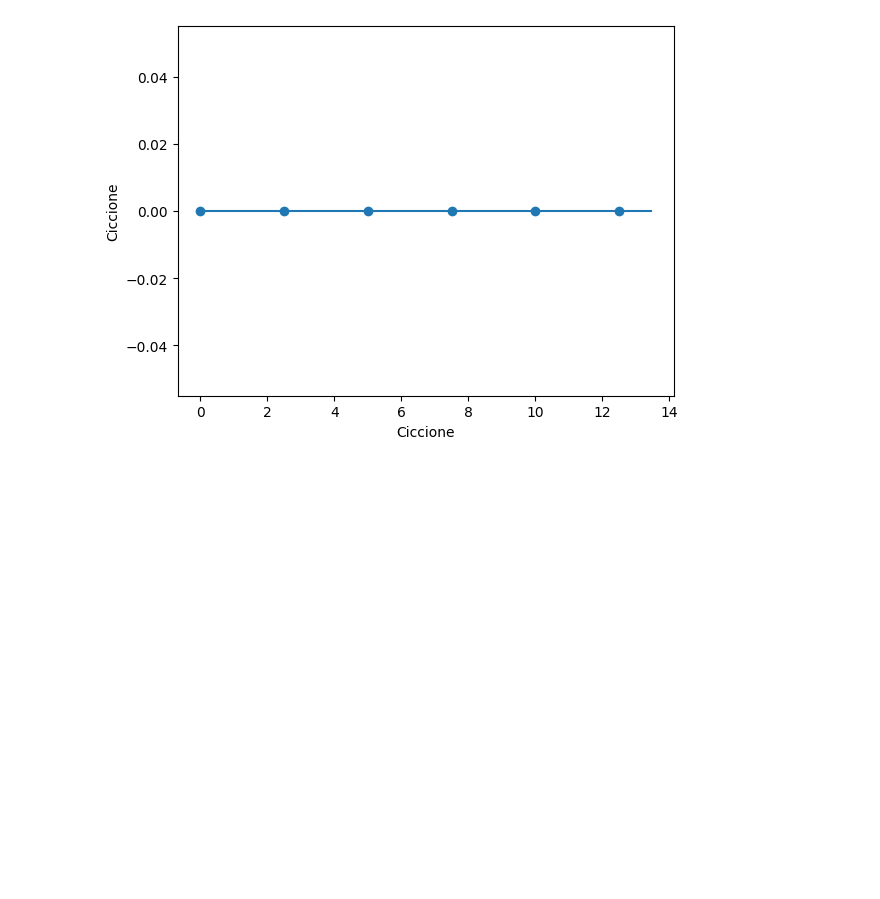
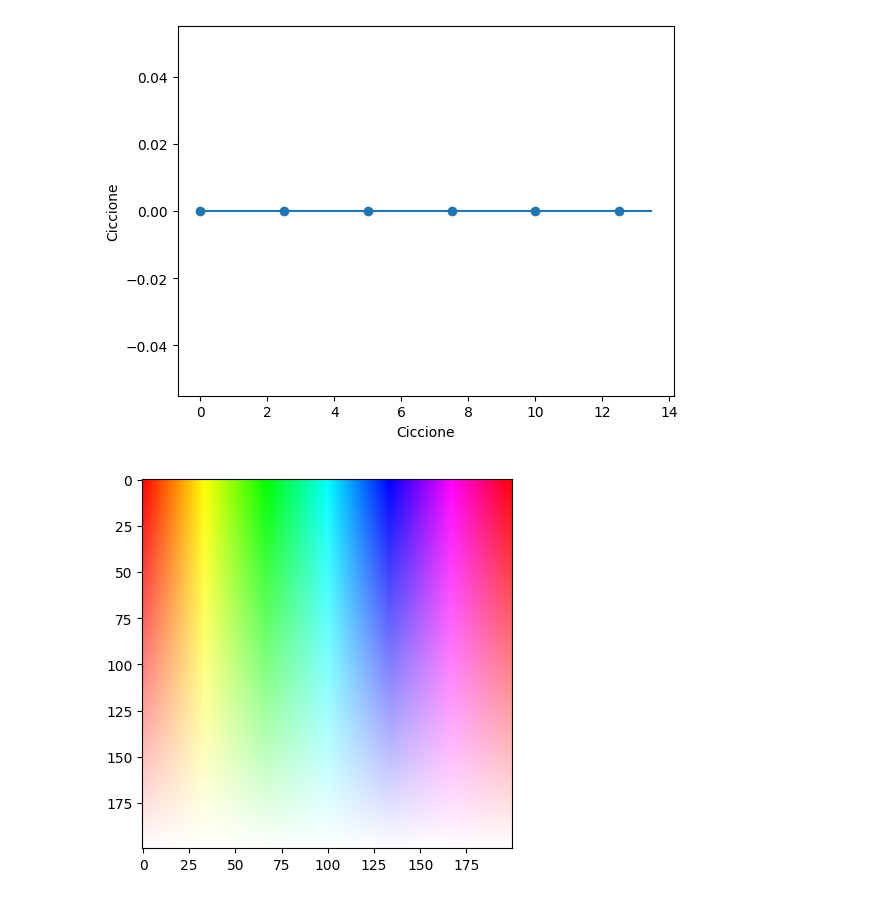
Before and after one commit to alekoza02/pomoshnik, a Jupyter notebook: prove.ipynb, the cells around one changed output. Drawn from its saved outputs; the diff is of its cells as text; code cells hidden in the pictures; blank space fills up the shorter version.

Commit message:
POMOPLOT init3.0 Ricaricamento modifiche (errore nel source control)

```diff
--- a/prove.ipynb
+++ b/prove.ipynb
@@ -186,3 +186,61 @@ plt.show()
 # %% [output]
 [0.0, 2.5, 5.0, 7.5, 10.0, 12.5]
 [figure]
+# %%
+import matplotlib.pyplot as plt
+import numpy as np
+
+w, h = 200, 200 # resolution
+mat = np.zeros((w, h, 3))
+
+def interpolation(value):
+    # 100 -> 110 -> 010 -> 011 -> 001 -> 101 -> 100
+    #  0  ->  1  ->  2  ->  3  ->  4  ->  5  ->  6
+    normalization_factor = 1 / 6
+    index = value // normalization_factor
+    inner_interpolation = (value % normalization_factor) / (1/6)
+
+    def interpolate(x1, y1, z1, x2, y2, z2, value):
+
+        if value == 0:
+            x = x1
+            y = y1
+            z = z1
+        else:
+            x = x1 + (x2 - x1) * value
+            y = y1 + (y2 - y1) * value
+            z = z1 + (z2 - z1) * value
+
+        return np.array([x, y, z])
+
+    if index == 0:
+        return interpolate(1, 0, 0, 1, 1, 0, inner_interpolation)
+    elif index == 1:
+        return interpolate(1, 1, 0, 0, 1, 0, inner_interpolation)
+    elif index == 2:
+        return interpolate(0, 1, 0, 0, 1, 1, inner_interpolation)
+    elif index == 3:
+        return interpolate(0, 1, 1, 0, 0, 1, inner_interpolation)
+    elif index == 4:
+        return interpolate(0, 0, 1, 1, 0, 1, inner_interpolation)
+    elif index == 5:
+        return interpolate(1, 0, 1, 1, 0, 0, inner_interpolation)
+    elif index == 6:
+        return np.array([1, 0, 0])
+
+for x in range(w):
+    # controls Hue
+    mat[:, x, :] = interpolation(x / w)
+
+for y in range(h):
+    # controls Saturation
+    mat[y, :, :] *= 1 - (y / w)
+    mat[y, :, :] += (y / w)
+
+# controls Intensity
+mat[:, :, :] *= 1
+
+plt.imshow(mat)
+plt.show()
+# %% [output]
+[figure, added]
```
Also changed, not shown: parts of 1 cell of this notebook, 15 other files.
